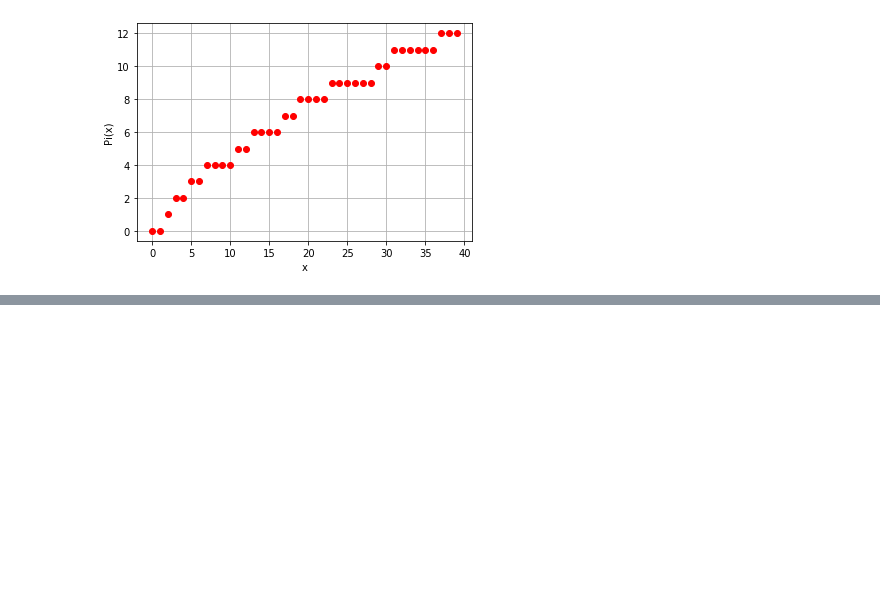
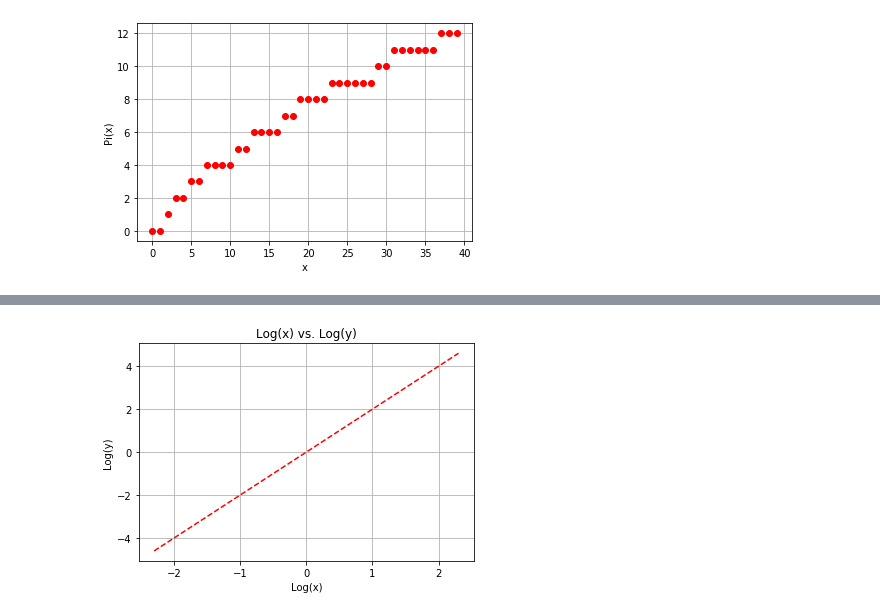
Before and after one commit to conorgouraud/ACM20030, a Jupyter notebook: assignments/ACM20030-assignment-1.ipynb, the cells around one changed output, grey strips where cells are left out. Drawn from its saved outputs; the diff is of its cells as text; code cells hidden in the pictures; blank space fills up the shorter version.

```diff
--- a/assignments/ACM20030-assignment-1.ipynb
+++ b/assignments/ACM20030-assignment-1.ipynb
@@ -121,0 +144,5 @@ Text(0, 0.5, 'Pi(x)')
+# %%
+x = np.loadtxt('PowerLawOrExponential.txt')[:,0] #setting x as the whole 1st column of the array
+y = np.loadtxt('PowerLawOrExponential.txt')[:,1] #setting y as the whole 2nd column of the array
+print(x)
+print(y)
@@ -121,0 +167,9 @@ Text(0, 0.5, 'Pi(x)')
+# %%
+#3c
+plt.title('Log(x) vs. Log(y)')
+plt.xlabel('Log(x)')
+plt.ylabel('Log(y)')
+plt.plot(np.log(x), np.log(y), 'r--')
+plt.grid(True)
+# %% [output]
+[figure, added]
```
Also changed, not shown: parts of 12 cells of this notebook.
